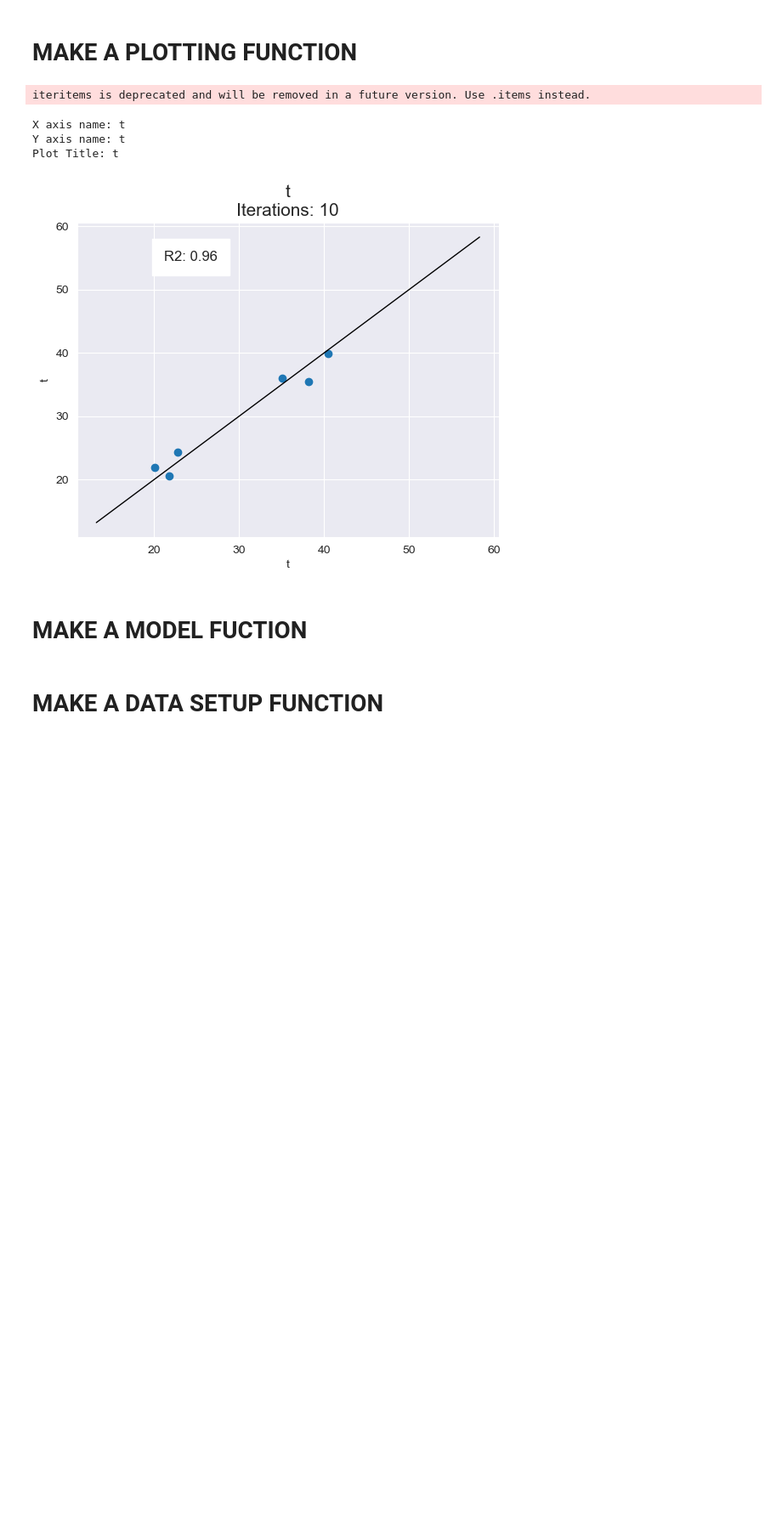
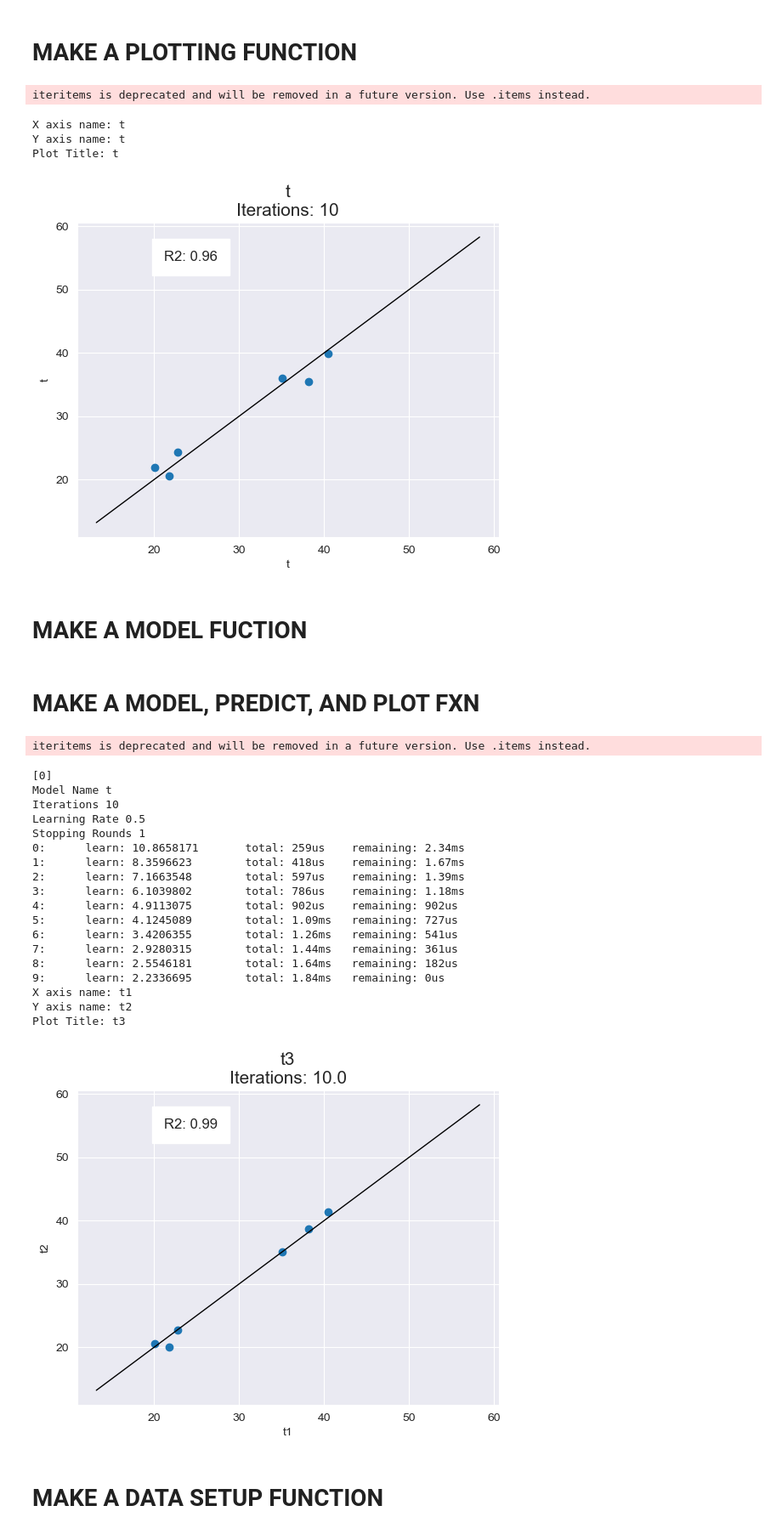
Before and after one commit to aidan-lew/monkey_health, a Jupyter notebook: B_monkeys_predictions_cleaned.ipynb, the cells around one changed output. Shown at 85% size. Cells and saved outputs as stored; diff of their text form; code cells hidden in the pictures; blank space fills up the shorter version.

```diff
--- a/B_monkeys_predictions_cleaned.ipynb
+++ b/B_monkeys_predictions_cleaned.ipynb
@@ -714,3 +714,5 @@ def regression_model_formation (X,y,cat_features):
                              )
     model.fit(X,y,cat_features=cat_features
          )
+# %% [markdown]
+# MAKE A MODEL, PREDICT, AND PLOT FXN
@@ -717,3 +774,71 @@ def regression_model_formation (X,y,cat_features):
+# %%
+#make train/testdf
+(sred_reg_train_df, sred_reg_test_df)= sred_reg_df, sred_reg_df
+
+#sreg_test_df.tail(2)
+
+# label values extraction
+sred_reg_y=sred_reg_train_df['LYMPHOCYTES_(%)']
+sred_reg_X=sred_reg_train_df.drop(['ID','LYMPHOCYTES_(%)'],axis=1)
+
+#reg_y.tail()
+#sred_reg_X.columns
+
+#sred_reg_y.to_numpy()
+
+# Declare catagorical features - first column
+cat_features= list(range(0,sred_reg_X[sred_reg_X.columns[:1]].shape[1]))
+
+print(cat_features)
+
+# all of our labels are catagorical
+
+#put the data into the pool
+sred_reg_pool = Pool(data=sred_reg_X, label=sred_reg_y, cat_features=cat_features)
+
+
+#train tesr split - 30% test
+sred_reg_data= train_test_split(sred_reg_X, sred_reg_y, test_size=0.3, random_state=0)
+
+#### The order of this matters###
+sred_reg_X_train, sred_reg_X_validation, sred_reg_y_train, sred_reg_y_validation= sred_reg_data
+
+sred_reg_train_pool = Pool(
+    data = sred_reg_X_train,
+    label = sred_reg_y_train,
+    cat_features = cat_features
+)
+
+sred_reg_validation_pool = Pool(
+    data = sred_reg_X_validation,
+    label = sred_reg_y_validation,
+    cat_features = cat_features
+)
+
+
+
+model_pred_plot (sred_reg_X, sred_reg_y, cat_features, sred_reg_X_validation, sred_reg_y_validation)
+# %% [output]
+iteritems is deprecated and will be removed in a future version. Use .items instead.
+[0]
+Model Name t
+Iterations 10
+Learning Rate 0.5
+Stopping Rounds 1
+0:      learn: 10.8658171       total: 259us    remaining: 2.34ms
+1:      learn: 8.3596623        total: 418us    remaining: 1.67ms
+2:      learn: 7.1663548        total: 597us    remaining: 1.39ms
+3:      learn: 6.1039802        total: 786us    remaining: 1.18ms
+4:      learn: 4.9113075        total: 902us    remaining: 902us
+5:      learn: 4.1245089        total: 1.09ms   remaining: 727us
+6:      learn: 3.4206355        total: 1.26ms   remaining: 541us
+7:      learn: 2.9280315        total: 1.44ms   remaining: 361us
+8:      learn: 2.5546181        total: 1.64ms   remaining: 182us
+9:      learn: 2.2336695        total: 1.84ms   remaining: 0us
+X axis name: t1
+Y axis name: t2
+Plot Title: t3
+[figure, added]
 # %% [markdown]
 # MAKE A DATA SETUP FUNCTION
 # %%
```
Also changed, not shown: parts of 11 cells of this notebook.
